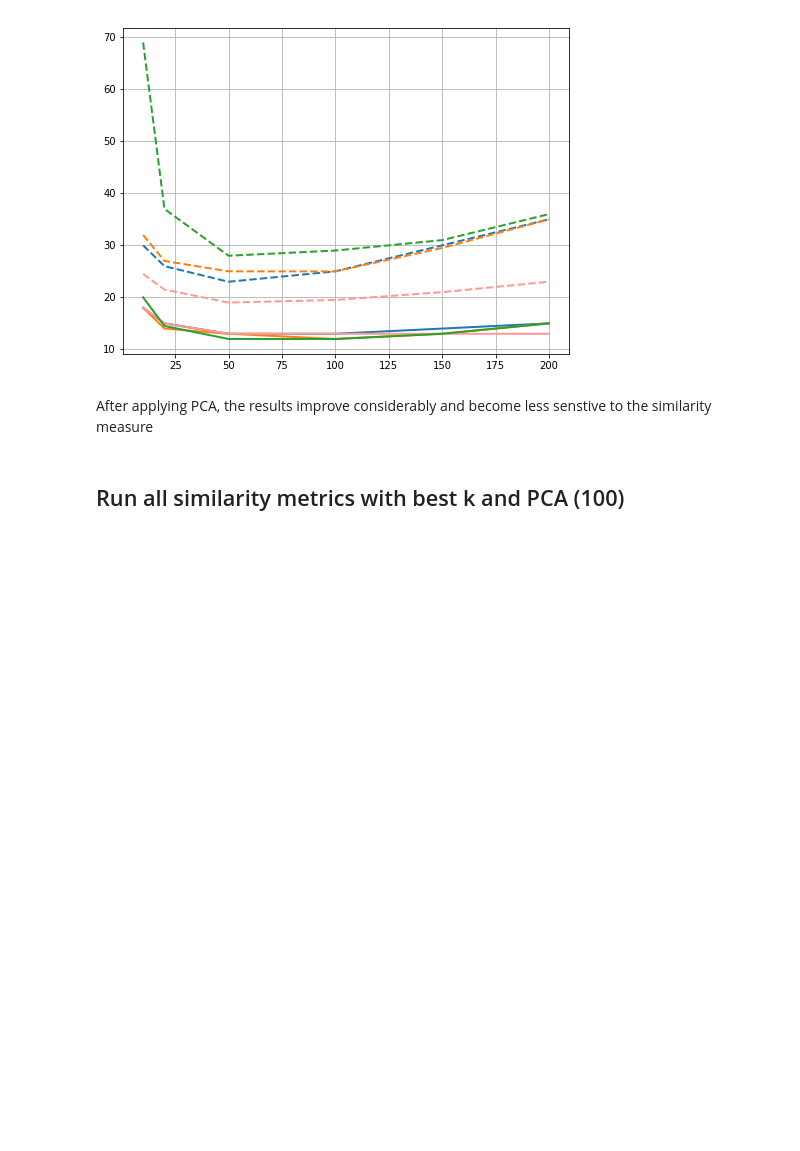
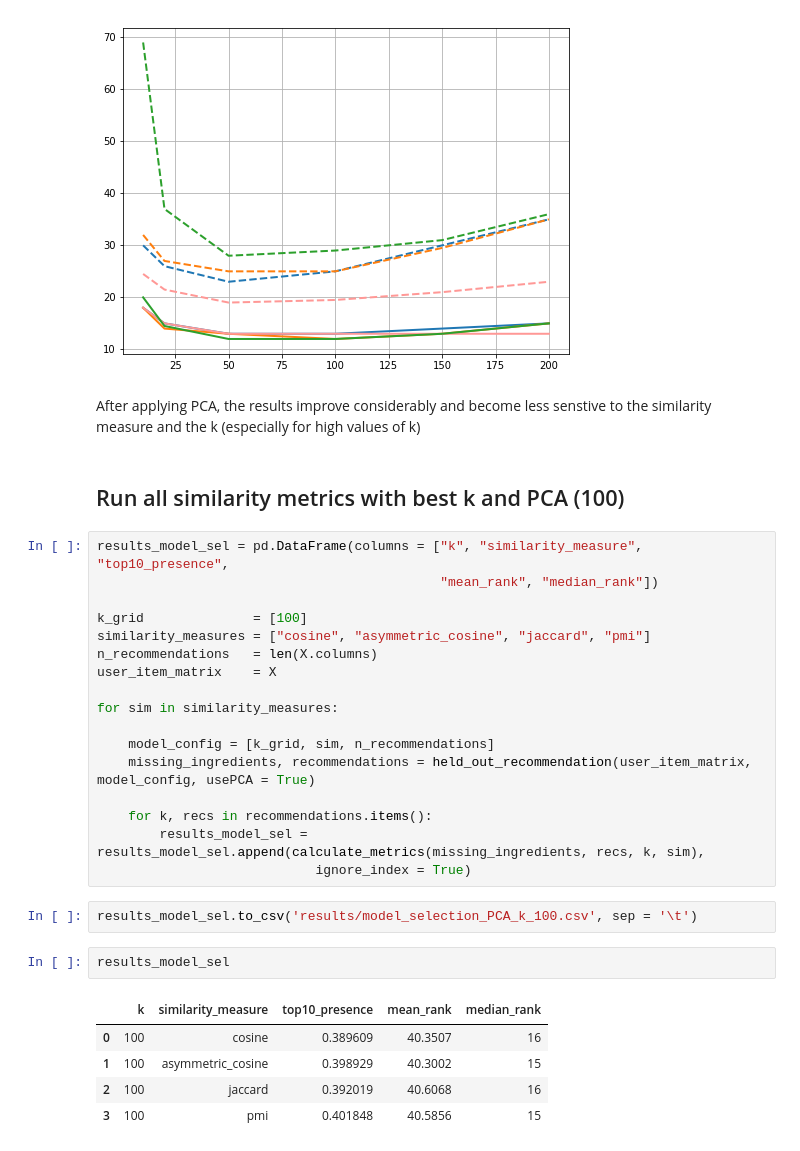
Before and after one commit to Slowika/Bag-of-Recipes, a Jupyter notebook: recommendations.ipynb, the cells around one changed output. Drawn from its saved outputs; the diff is of its cells as text; blank space fills up the shorter version.

Commit message:
Model selection with complete dataset

```diff
--- a/recommendations.ipynb
+++ b/recommendations.ipynb
@@ -215,6 +215,33 @@ fig.savefig('plots/k_tuning_median.pdf')
 # %% [output]
 [figure]
 # %% [markdown]
-After applying PCA, the results improve considerably and become less senstive to the similarity measure
+After applying PCA, the results improve considerably and become less senstive to the similarity measure and the k (especially for high values of k)
 # %% [markdown]
 ## Run all similarity metrics with best k and PCA (100)
+# %%
+results_model_sel = pd.DataFrame(columns = ["k", "similarity_measure", "top10_presence",
+                                            "mean_rank", "median_rank"])
+
+k_grid              = [100]
+similarity_measures = ["cosine", "asymmetric_cosine", "jaccard", "pmi"]
+n_recommendations   = len(X.columns)
+user_item_matrix    = X
+
+for sim in similarity_measures:
+
+    model_config = [k_grid, sim, n_recommendations]
+    missing_ingredients, recommendations = held_out_recommendation(user_item_matrix, model_config, usePCA = True)
+
+    for k, recs in recommendations.items():
+        results_model_sel = results_model_sel.append(calculate_metrics(missing_ingredients, recs, k, sim),
+                            ignore_index = True)
+# %%
+results_model_sel.to_csv('results/model_selection_PCA_k_100.csv', sep = '\t')
+# %%
+results_model_sel
+# %% [output]
+|  | k | similarity_measure | top10_presence | mean_rank | median_rank |
+| 0 | 100 | cosine | 0.389609 | 40.3507 | 16 |
+| 1 | 100 | asymmetric_cosine | 0.398929 | 40.3002 | 15 |
+| 2 | 100 | jaccard | 0.392019 | 40.6068 | 16 |
+| 3 | 100 | pmi | 0.401848 | 40.5856 | 15 |
```
Also changed, not shown: 1 other file.
